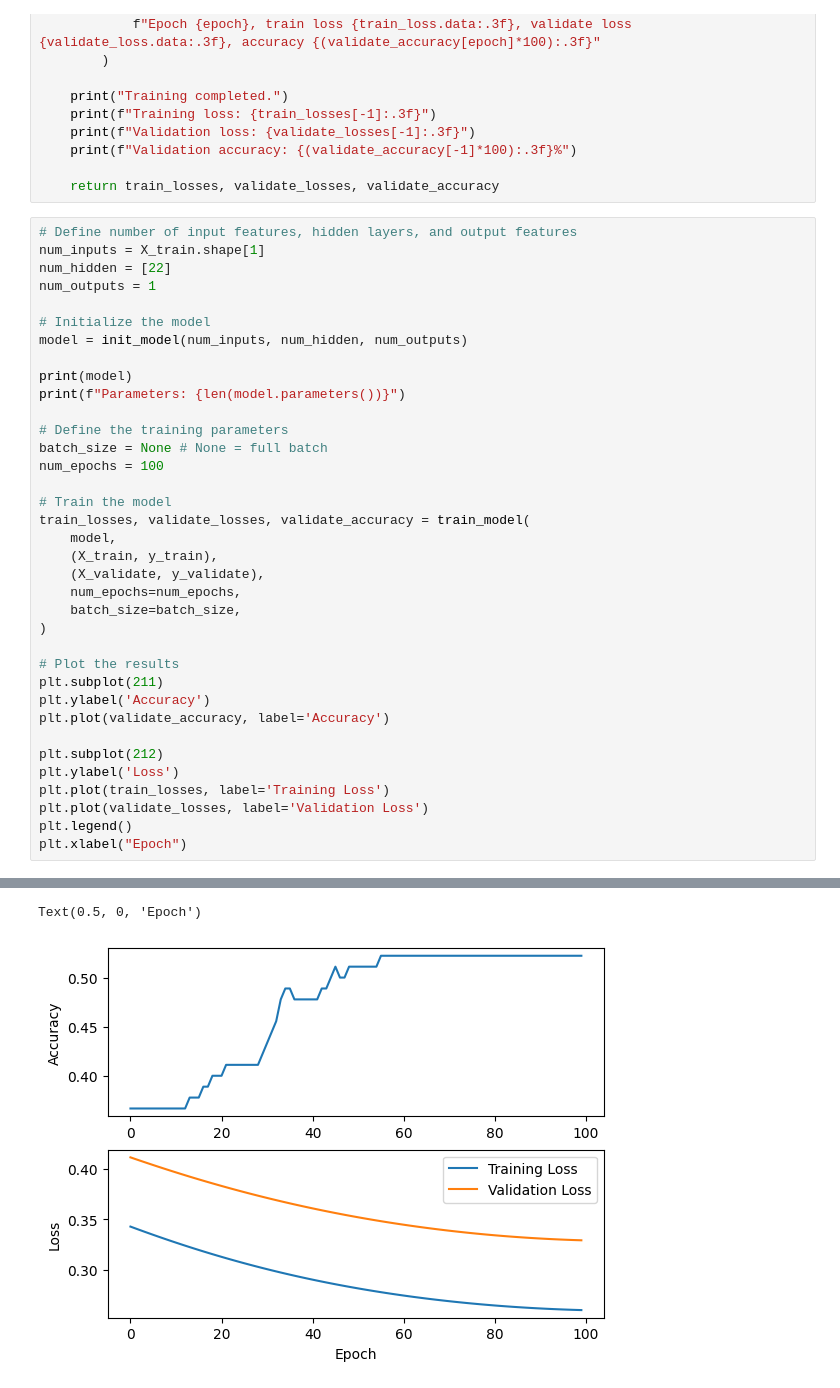
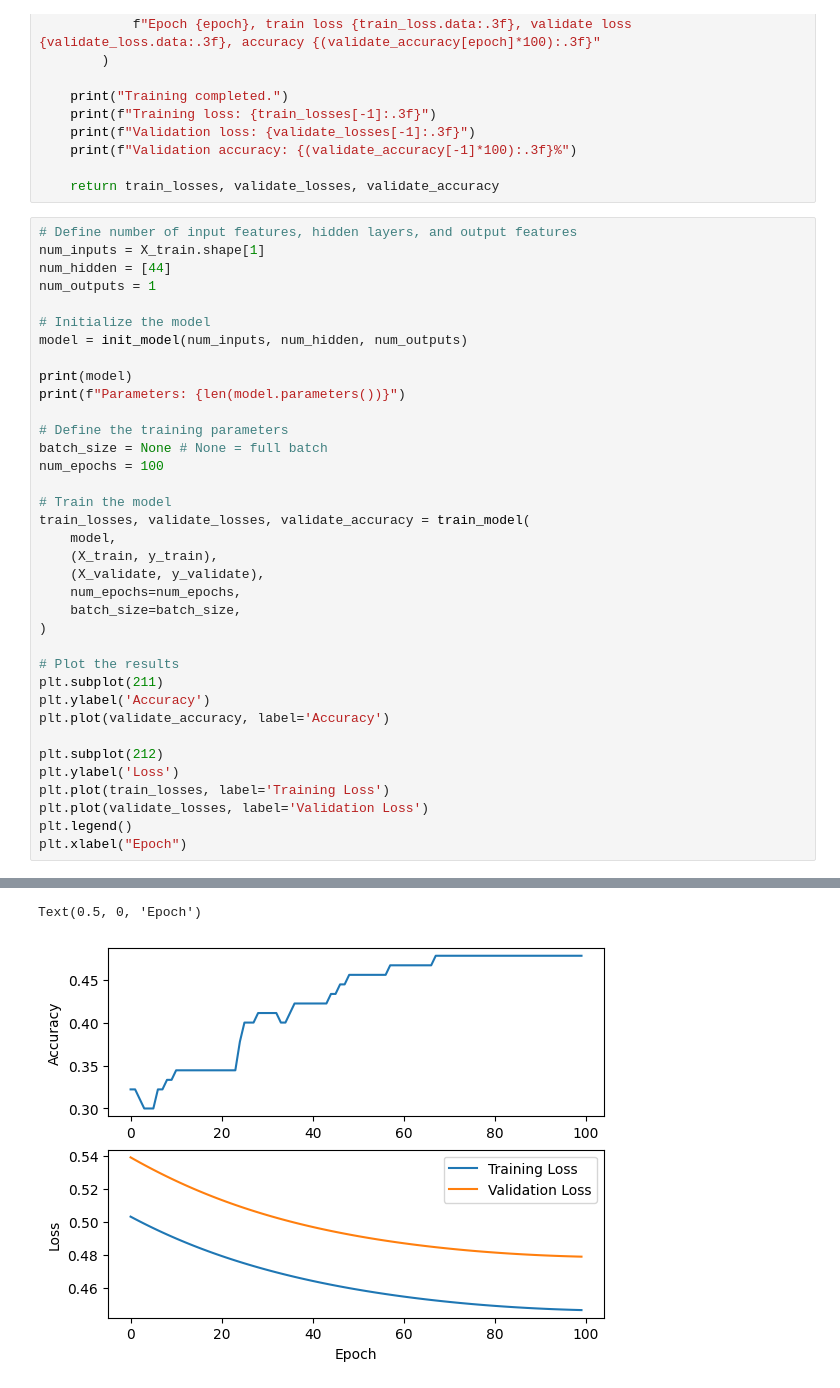
Before and after one commit to zirkelc/micrograd-titanic, a Jupyter notebook: micrograd.ipynb, the cells around one changed output, grey strips where cells are left out. Saved outputs shown, nothing was run; the diff lists cells and outputs as text.

```diff
--- a/micrograd.ipynb
+++ b/micrograd.ipynb
@@ -410,7 +410,7 @@ def train_model(model, xy_train, xy_validate, num_epochs=100, batch_size=32):
 # %%
 # Define number of input features, hidden layers, and output features
 num_inputs = X_train.shape[1]
-num_hidden = [22]
+num_hidden = [44]
 num_outputs = 1
 
 # Initialize the model
@@ -464,5 +464,5 @@ Validation accuracy: 52.222%
 Text(0.5, 0, 'Epoch')
-[figure, old version]
+[figure, new version]
 # %%
 # Input features from the scaled test dataset
 test_features = test_scaled_df.to_numpy()
```
Also changed, not shown: parts of 3 cells of this notebook.
